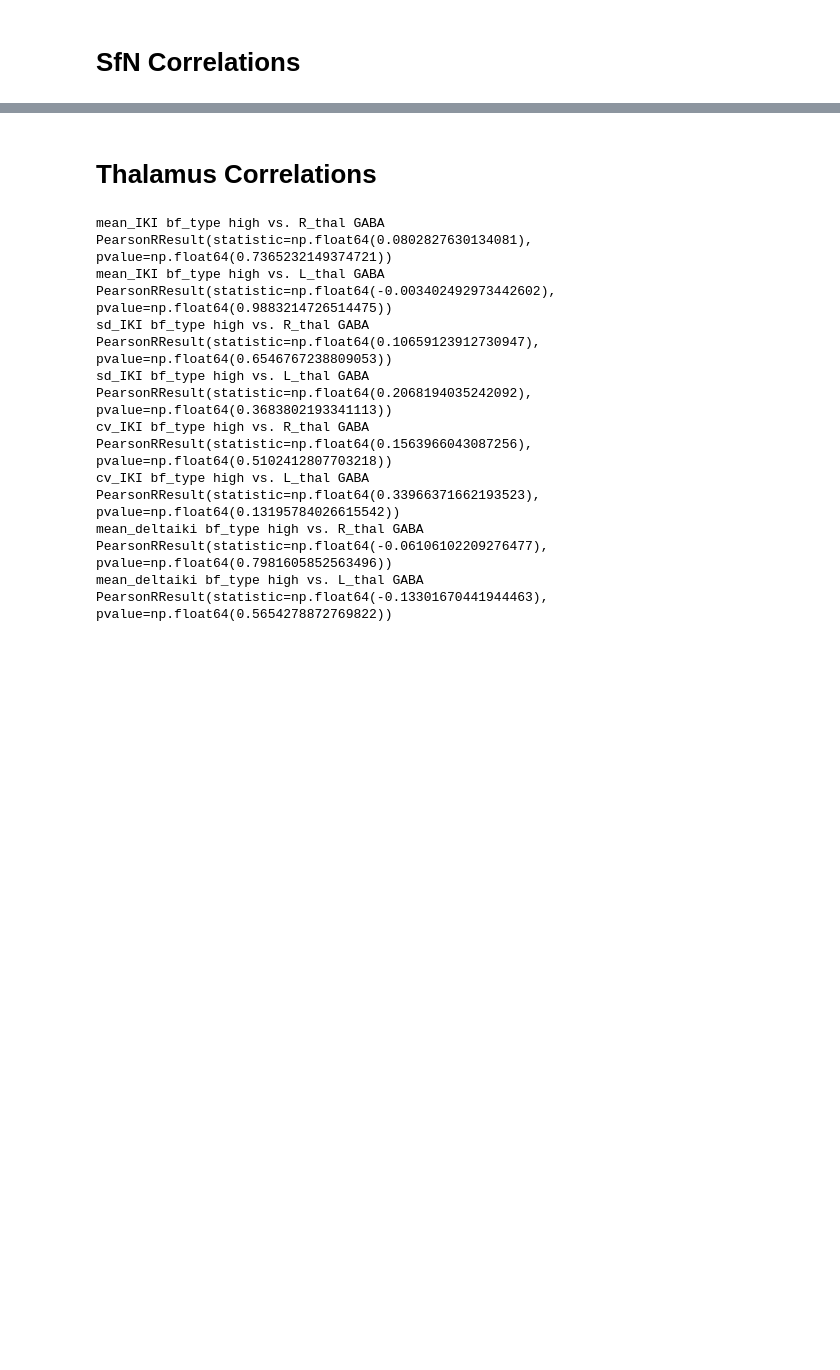
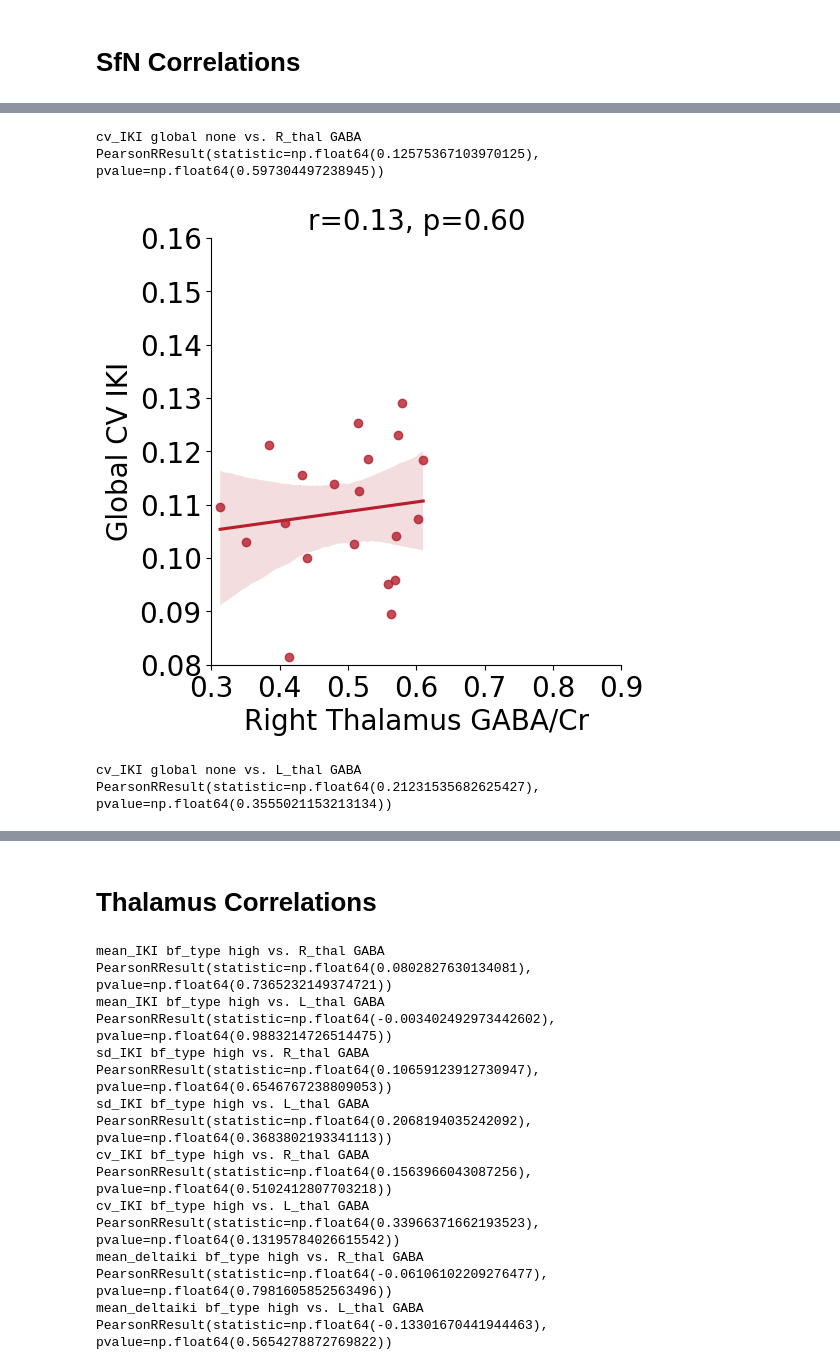
Before and after one commit to rruopp/typingexp, a Jupyter notebook: typing_task_analysis/MRS_analysis.ipynb, the cells around one changed output, grey strips where cells are left out. Cells and saved outputs as stored; diff of their text form; code cells hidden in the pictures; blank space fills up the shorter version.

```diff
--- a/typing_task_analysis/MRS_analysis.ipynb
+++ b/typing_task_analysis/MRS_analysis.ipynb
@@ -48,7 +48,8 @@ file_list = ['iki_metrics_bybf',
             'rts_bywf',
             'delta_rts_bywf',
             'delta_vars_bybf',
-            'delta_vars_bywf'
+            'delta_vars_bywf',
+            'indiv_globalmetrics'
             ]
 
 dfs = {}
@@ -61,7 +62,10 @@ for file in file_list:
 # Function that filters task metric dataframe to only include subjects that have
 # usable data for a given voxel
 def pearson_filter(df, bf_or_wf, freq_type, metric, sIDs):
-    filtered = df[df[bf_or_wf] == freq_type]
+    if bf_or_wf != 'global':
+        filtered = df[df[bf_or_wf] == freq_type]
+    else:
+        filtered = df
     filtered_2 = filtered[filtered.sID.isin(sIDs)]
     return filtered_2[['sID', metric]]
 
@@ -88,7 +92,7 @@ def task_vs_mrs_plot(df, bf_or_wf, freq_type, metric, voxel):
                                bf_or_wf,
                                freq_type,
                                metric,
-                               sIDs)
+                               sIDs)[metric]
     mrs_data = GABA_quant[GABA_quant['voxel'] == voxel]['Mean_GABA_Cr'].dropna()
     return task_data, mrs_data
 # %% [markdown]
@@ -128,0 +235,56 @@ pg.pairwise_tests(no_occ, 'Mean_GABA_Cr', 'voxel', effsize='cohen', padjust='bon
+# %%
+# Pearson Correlation comparing Global CV IKI and R thal GABA
+pearson_corr(dfs['indiv_globalmetrics'],
+                           'global',
+                           'none',
+                           'cv_IKI',
+                           'R_thal')
+# %% [output]
+cv_IKI global none vs. R_thal GABA
+PearsonRResult(statistic=np.float64(0.12575367103970125), pvalue=np.float64(0.597304497238945))
+# %%
+# Global CV IKI vs. R thal GABA
+R_thal_data = task_vs_mrs_plot(dfs['indiv_globalmetrics'],
+                               'global',
+                               'none',
+                               'cv_IKI',
+                               'R_thal')
+
+R_thal_data = pd.concat([R_thal_data[0].reset_index(drop=True),
+                         R_thal_data[1].reset_index(drop=True)], axis = 1)
+
+g = sns.lmplot(
+    data=R_thal_data,
+    x="cv_IKI", y="Mean_GABA_Cr",
+    height=5,
+    line_kws={'color': custom_RdBu[0]},
+    scatter_kws={'color': custom_RdBu[0]}
+)
+
+g.set_axis_labels('Right Thalamus GABA/Cr', 'Global CV IKI', fontsize=20)
+
+plt.ylim(0.08, 0.16)
+plt.xlim(0.3, 0.85)
+
+g.set_yticklabels(fontsize=20)
+g.set_xticklabels(fontsize=20)
+
+g.ax.set_title('r=0.13, p=0.60', fontsize=20)
+
+# plt.xticks(fontsize=14)
+# plt.yticks(fontsize=14)
+
+plt.show()
+g.savefig(save_dir + 'R_thal_cvIKI_corr.png', dpi=300, facecolor='none')
+# %% [output]
+[figure, added]
+# %%
+# Pearson Correlation comparing Global CV IKI and L thal GABA
+pearson_corr(dfs['indiv_globalmetrics'],
+                           'global',
+                           'none',
+                           'cv_IKI',
+                           'L_thal')
+# %% [output]
+cv_IKI global none vs. L_thal GABA
+PearsonRResult(statistic=np.float64(0.21231535682625427), pvalue=np.float64(0.3555021153213134))
```
Also changed, not shown: parts of 39 cells of this notebook, 34 other files.
